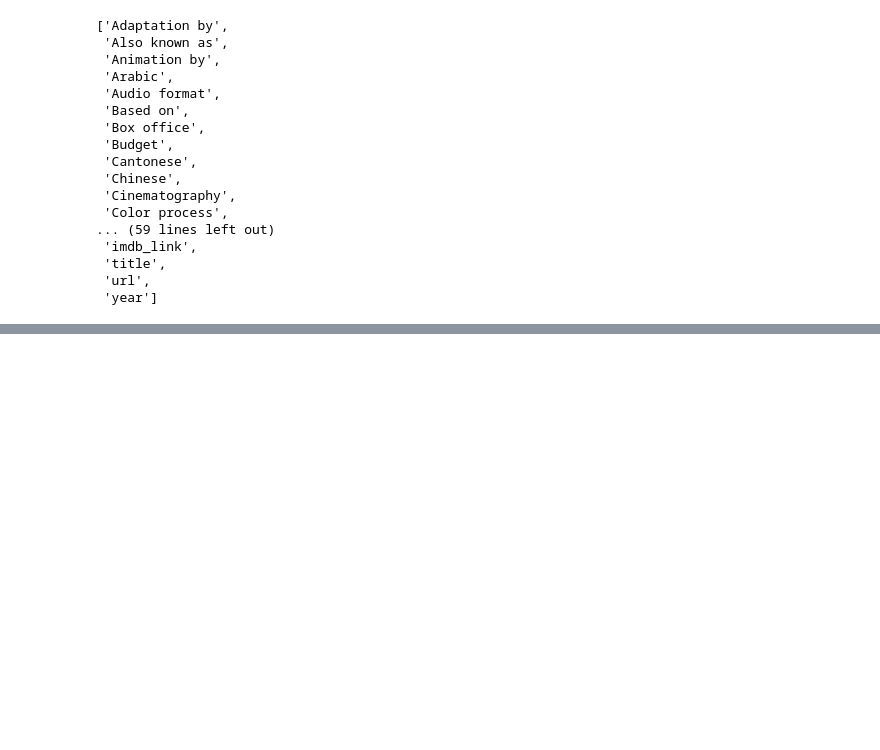
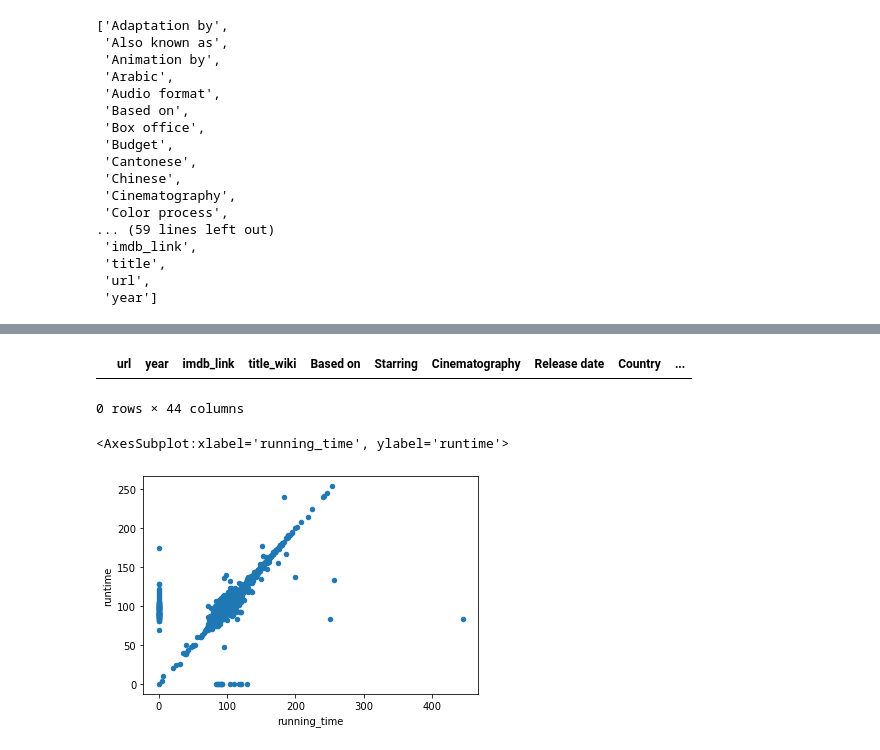
Before and after one commit to lerok3108/Movies-ETL, a Jupyter notebook: movies-ETL.ipynb, the cells around one changed output, grey strips where cells are left out. Saved outputs shown, nothing was run; the diff lists cells and outputs as text; code cells hidden in the pictures; blank space fills up the shorter version.

```diff
--- a/movies-ETL.ipynb
+++ b/movies-ETL.ipynb
@@ -250,0 +714,12 @@ sorted(wiki_movies_df.columns.tolist())
+# %%
+#The above code creates the Boolean column we want. We just need to assign it back to video:
+kaggle_metadata['video'] = kaggle_metadata['video'] == 'True'
+# %%
+#For the numeric columns, we can just use the to_numeric() method
+#the errors= argument is set to 'raise', so we'll know if there's any data that can't be converted to numbers
+kaggle_metadata['budget'] = kaggle_metadata['budget'].astype(int)
+kaggle_metadata['id'] = pd.to_numeric(kaggle_metadata['id'], errors='raise')
+kaggle_metadata['popularity'] = pd.to_numeric(kaggle_metadata['popularity'], errors='raise')
+# %%
+# convert release_date to datetime
+kaggle_metadata['release_date'] = pd.to_datetime(kaggle_metadata['release_date'])
@@ -250,0 +775,6 @@ sorted(wiki_movies_df.columns.tolist())
+# %%
+#merge and Kaggle and Wiki data
+#check for redundant columns
+#Print out a list of the columns so we can identify which ones are redundant.
+movies_df = pd.merge(wiki_movies_df, kaggle_metadata, on='imdb_id', suffixes=['_wiki','_kaggle'])
+movies_df.head()
@@ -250,0 +834,18 @@ sorted(wiki_movies_df.columns.tolist())
+# %%
+# Show any rows where title_kaggle is empty. NO results so wiki_title column can be dropped
+movies_df[(movies_df['title_kaggle'] == '') | (movies_df['title_kaggle'].isnull())]
+# %% [output]
+|  | url | year | imdb_link | title_wiki | Based on | Starring | Cinematography | Release date | Country | ... |
+0 rows × 44 columns
+# %%
+#Next, look at running_time versus runtime.
+#A scatter plot is a great way to give us a sense of how similar the columns are to each other.
+#f the two columns were exactly the same, we'd see a scatter plot of a perfectly straight line.
+#fill in missing values with zero and make the scatter plot:
+
+movies_df.fillna(0).plot(x='running_time', y='runtime', kind='scatter')
+
+#Keep Kaggle, fill in zeros with Wiki data
+# %% [output]
+<AxesSubplot:xlabel='running_time', ylabel='runtime'>
+[figure, added]
```
Also changed, not shown: parts of 62 cells of this notebook.
